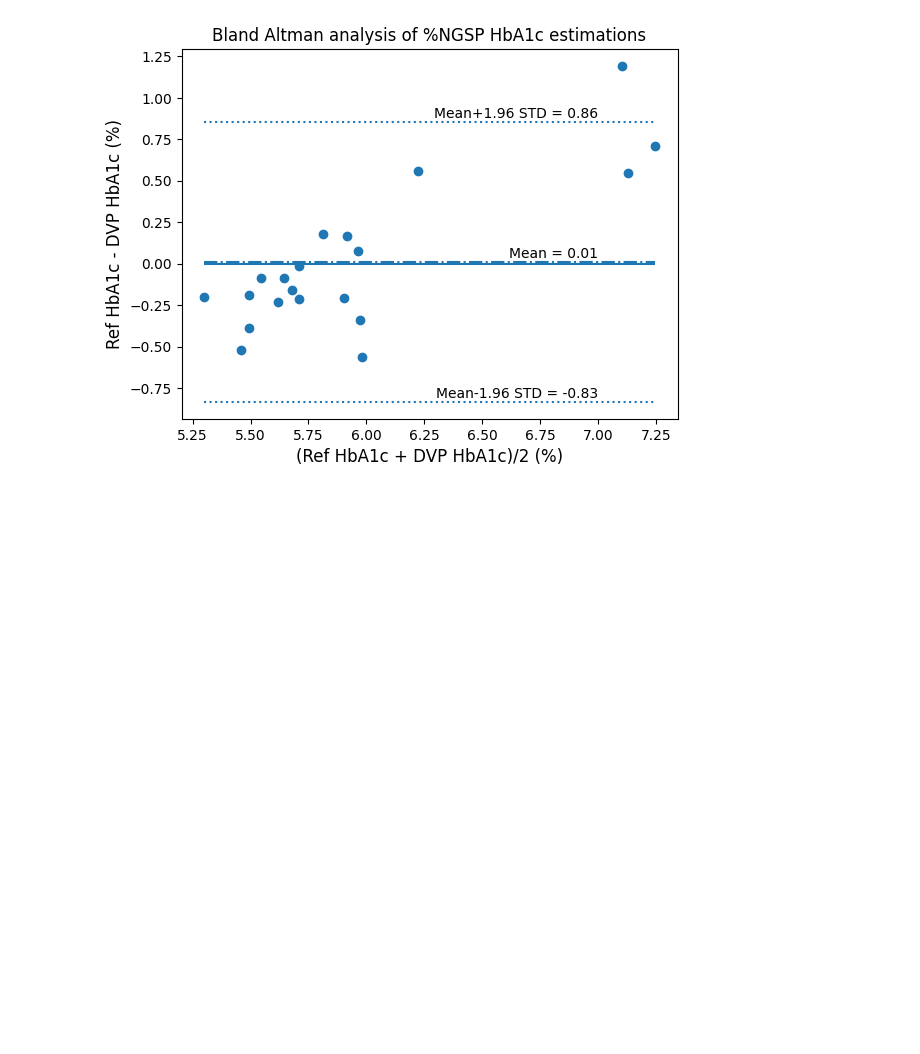
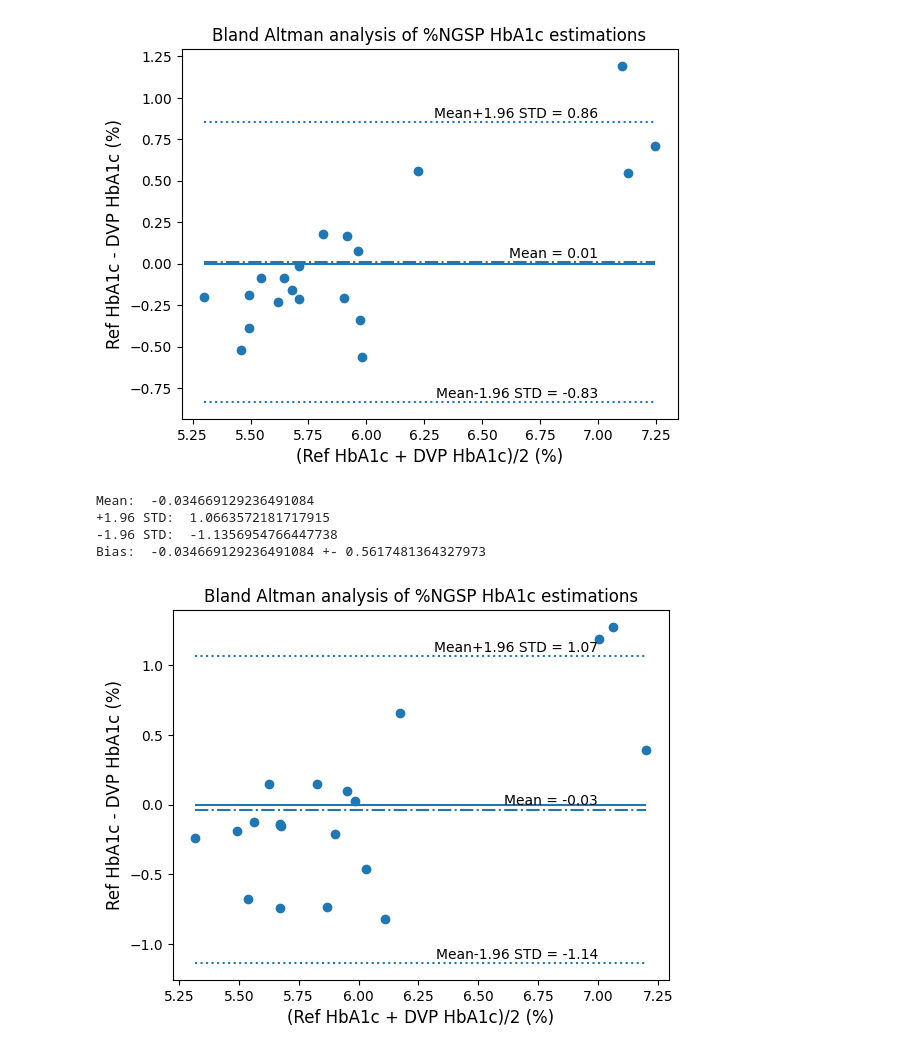
Before and after one commit to shamasatter/Estimating-HbA1c-from-PPG-using-ML, a Jupyter notebook: fig.ipynb, the cells around one changed output. Cells and saved outputs as stored; diff of their text form; code cells hidden in the pictures; blank space fills up the shorter version.

```diff
--- a/fig.ipynb
+++ b/fig.ipynb
@@ -342,3 +342,32 @@ Mean:  0.01075960500000055
 -1.96 STD:  -0.833697260322593
 Bias:  0.01075960500000055 +- 0.4308453394503028
 [figure]
+# %%
+cb_woacdc= [5.43749436517056,
+ 6.234712031855178,
+ 6.5214214264788035,
+ 5.7524932912172115,
+ 6.261086172074591,
+ 5.554900959054796,
+ 5.875513176584502,
+ 6.410607959395438,
+ 5.904560800096413,
+ 7.005263749060997,
+ 6.0068296248205435,
+ 5.749988970228706,
+ 5.970452375660882,
+ 6.424154125162762,
+ 5.587284185140992,
+ 5.7399965273032905,
+ 6.044645557336239,
+ 5.624882505705151,
+ 5.744342937854243,
+ 5.842751844528533]
+# %%
+hBAA(lg2, cb_woacdc)
+# %% [output]
+Mean:  -0.034669129236491084
++1.96 STD:  1.0663572181717915
+-1.96 STD:  -1.1356954766447738
+Bias:  -0.034669129236491084 +- 0.5617481364327973
+[figure, added]
```
Also changed, not shown: 6 other files.
